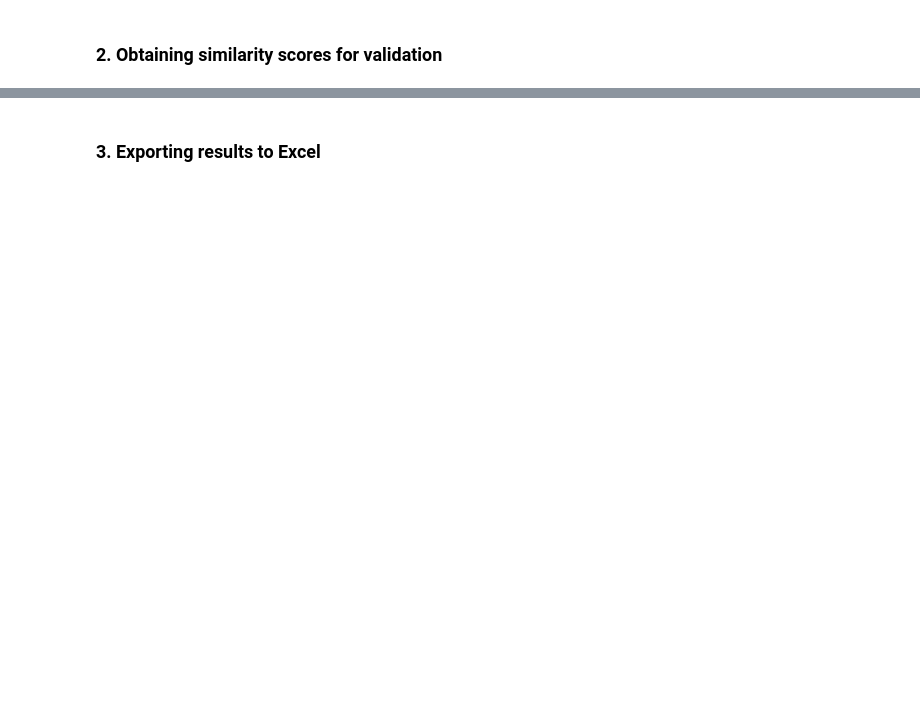
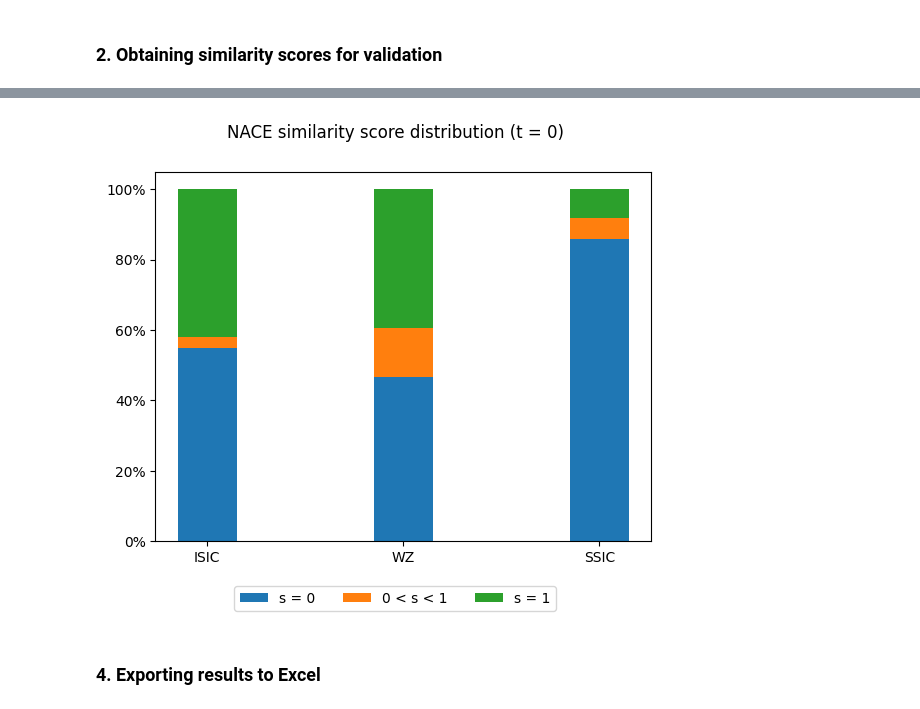
Before and after one commit to vegetablestabber/internship-one, a Jupyter notebook: validation.ipynb, the cells around one changed output, grey strips where cells are left out. Saved outputs shown, nothing was run; the diff lists cells and outputs as text; code cells hidden in the pictures; blank space fills up the shorter version.

```diff
--- a/validation.ipynb
+++ b/validation.ipynb
@@ -210,0 +251,9 @@ test_dfs[2].head()
+# %%
+# Function to extract all scores by role
+scores_by_role = lambda std: [np.array(df[similarity_col(std, role)]) for role, df in zip(roles, test_dfs)]
+
+# Function to calculate score count breakdown (by role)
+scores_counts_by_role = get_counts(scores_by_role)
+
+# Function to calculate score percentage (by role) breakdown
+scores_percents_by_role = get_percents(scores_by_role)
@@ -211,3 +321,40 @@ test_dfs[2].head()
+# %%
+# Create a subplot based on a given ICS
+def score_plot(ax, is_percent=True):
+    # Obtain the dictionary with the breakdown of values by similarity score
+    values_dict = score_percents_dict if is_percent else score_counts_dict
+
+    # Initial bar heights
+    bottom = np.zeros(len(values_dict))
+
+    # Looping through each category ('s = 0', '0 < s < 1', 's = 1')
+    for std, values in values_dict.items():
+        # Add bars for each category for all standards ('ISIC', 'WZ', 'SSIC')
+        ax.bar(non_nace_stds, values, bar_width, label=std, bottom=bottom)
+
+        # Increment the base bar heights
+        bottom += values
+
+    # If the type of plot is a percentage plot,
+    if is_percent:
+        # format the y-axis to be percentage values
+        ax.yaxis.set_major_formatter(mtick.PercentFormatter(xmax=1))
+# %%
+fig, ax = plt.subplots()
+
+# Add bars to the figure
+score_plot(ax)
+
+# Add a legend to the figure
+handles, labels = plt.gca().get_legend_handles_labels()
+fig.legend(handles, labels, ncol=len(non_nace_stds), loc="lower center", bbox_to_anchor=[0.5, -0.05])
+
+# Set the title of the figure
+fig.suptitle(f"NACE similarity score distribution (t = {DIFF_THRESHOLD})")
+
+plt.show()
+# %% [output]
+[figure, added]
 # %% [markdown]
-### 3. Exporting results to Excel
+### 4. Exporting results to Excel
 # %%
```
Also changed, not shown: parts of 21 cells of this notebook, 1 other file.
